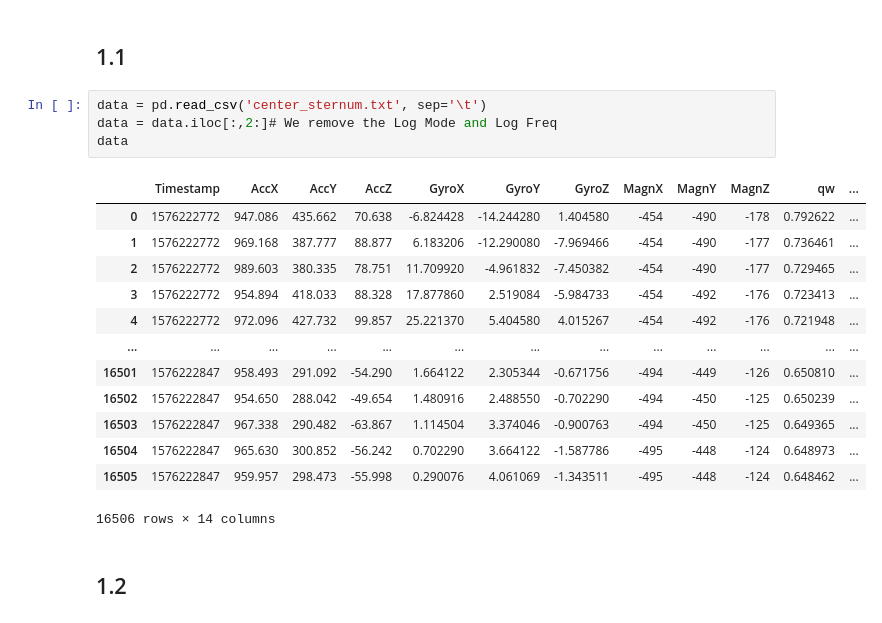
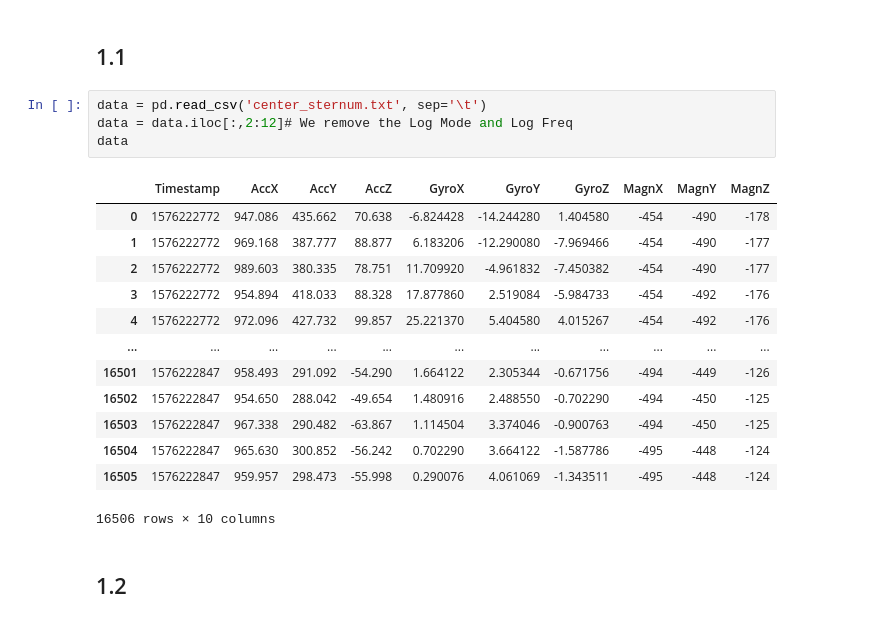
Before and after one commit to anaisbattut/ProjectHEART, a Jupyter notebook: Project.ipynb, the cells around one changed output. Drawn from its saved outputs; the diff is of its cells as text.

```diff
--- a/Project.ipynb
+++ b/Project.ipynb
@@ -108,22 +108,22 @@ from scipy import fftpack
 ## 1.1
 # %%
 data = pd.read_csv('center_sternum.txt', sep='\t')
-data = data.iloc[:,2:]# We remove the Log Mode and Log Freq
+data = data.iloc[:,2:12]# We remove the Log Mode and Log Freq
 data
 # %% [output]
-|  | Timestamp | AccX | AccY | AccZ | GyroX | GyroY | GyroZ | MagnX | MagnY | MagnZ | qw | ... |
-| 0 | 1576222772 | 947.086 | 435.662 | 70.638 | -6.824428 | -14.244280 | 1.404580 | -454 | -490 | -178 | 0.792622 | ... |
-| 1 | 1576222772 | 969.168 | 387.777 | 88.877 | 6.183206 | -12.290080 | -7.969466 | -454 | -490 | -177 | 0.736461 | ... |
-| 2 | 1576222772 | 989.603 | 380.335 | 78.751 | 11.709920 | -4.961832 | -7.450382 | -454 | -490 | -177 | 0.729465 | ... |
-| 3 | 1576222772 | 954.894 | 418.033 | 88.328 | 17.877860 | 2.519084 | -5.984733 | -454 | -492 | -176 | 0.723413 | ... |
-| 4 | 1576222772 | 972.096 | 427.732 | 99.857 | 25.221370 | 5.404580 | 4.015267 | -454 | -492 | -176 | 0.721948 | ... |
-| ... | ... | ... | ... | ... | ... | ... | ... | ... | ... | ... | ... | ... |
-| 16501 | 1576222847 | 958.493 | 291.092 | -54.290 | 1.664122 | 2.305344 | -0.671756 | -494 | -449 | -126 | 0.650810 | ... |
-| 16502 | 1576222847 | 954.650 | 288.042 | -49.654 | 1.480916 | 2.488550 | -0.702290 | -494 | -450 | -125 | 0.650239 | ... |
-| 16503 | 1576222847 | 967.338 | 290.482 | -63.867 | 1.114504 | 3.374046 | -0.900763 | -494 | -450 | -125 | 0.649365 | ... |
-| 16504 | 1576222847 | 965.630 | 300.852 | -56.242 | 0.702290 | 3.664122 | -1.587786 | -495 | -448 | -124 | 0.648973 | ... |
-| 16505 | 1576222847 | 959.957 | 298.473 | -55.998 | 0.290076 | 4.061069 | -1.343511 | -495 | -448 | -124 | 0.648462 | ... |
+|  | Timestamp | AccX | AccY | AccZ | GyroX | GyroY | GyroZ | MagnX | MagnY | MagnZ |
+| 0 | 1576222772 | 947.086 | 435.662 | 70.638 | -6.824428 | -14.244280 | 1.404580 | -454 | -490 | -178 |
+| 1 | 1576222772 | 969.168 | 387.777 | 88.877 | 6.183206 | -12.290080 | -7.969466 | -454 | -490 | -177 |
+| 2 | 1576222772 | 989.603 | 380.335 | 78.751 | 11.709920 | -4.961832 | -7.450382 | -454 | -490 | -177 |
+| 3 | 1576222772 | 954.894 | 418.033 | 88.328 | 17.877860 | 2.519084 | -5.984733 | -454 | -492 | -176 |
+| 4 | 1576222772 | 972.096 | 427.732 | 99.857 | 25.221370 | 5.404580 | 4.015267 | -454 | -492 | -176 |
+| ... | ... | ... | ... | ... | ... | ... | ... | ... | ... | ... |
+| 16501 | 1576222847 | 958.493 | 291.092 | -54.290 | 1.664122 | 2.305344 | -0.671756 | -494 | -449 | -126 |
+| 16502 | 1576222847 | 954.650 | 288.042 | -49.654 | 1.480916 | 2.488550 | -0.702290 | -494 | -450 | -125 |
+| 16503 | 1576222847 | 967.338 | 290.482 | -63.867 | 1.114504 | 3.374046 | -0.900763 | -494 | -450 | -125 |
+| 16504 | 1576222847 | 965.630 | 300.852 | -56.242 | 0.702290 | 3.664122 | -1.587786 | -495 | -448 | -124 |
+| 16505 | 1576222847 | 959.957 | 298.473 | -55.998 | 0.290076 | 4.061069 | -1.343511 | -495 | -448 | -124 |
-16506 rows × 14 columns
+16506 rows × 10 columns
 # %% [markdown]
 ## 1.2
 # %%
```
Also changed, not shown: parts of 4 cells of this notebook.
